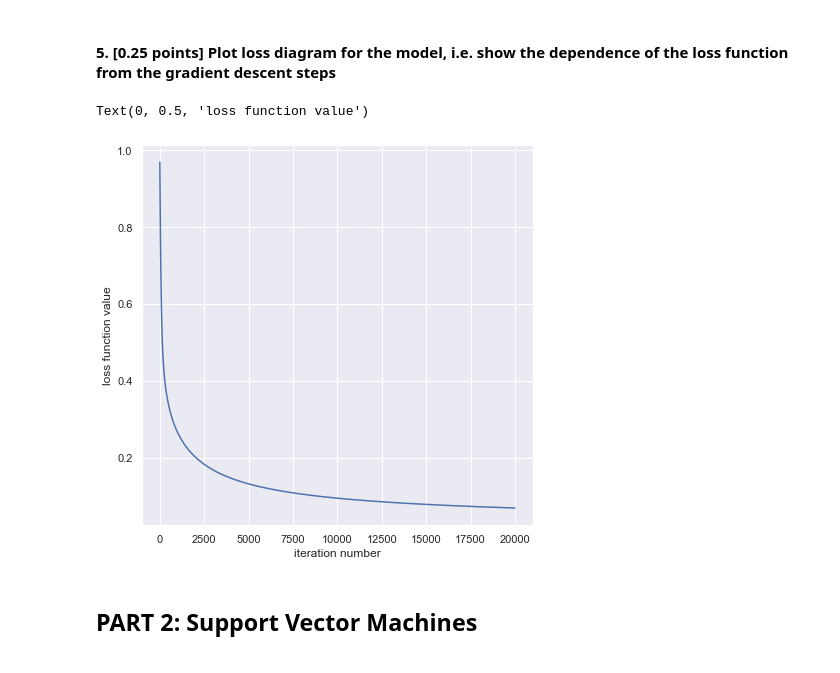
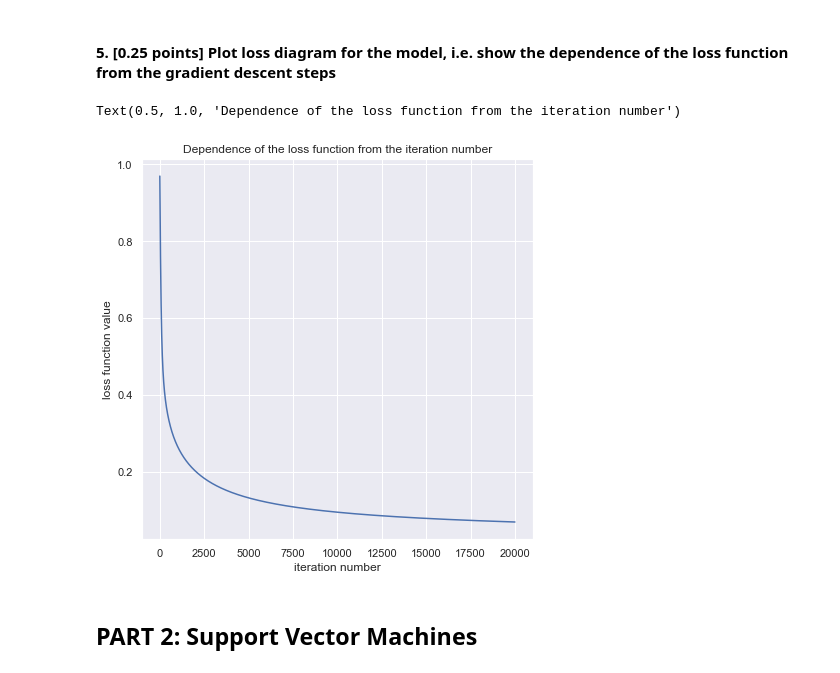
Before and after one commit to shmelzz/data_analysis, a Jupyter notebook: hw3/ml_hw3_Shelemekh_206.ipynb, the cells around one changed output. Drawn from its saved outputs; the diff is of its cells as text; code cells hidden in the pictures.

```diff
--- a/hw3/ml_hw3_Shelemekh_206.ipynb
+++ b/hw3/ml_hw3_Shelemekh_206.ipynb
@@ -150,11 +149,12 @@ plot_decision_boundary(model, X, y)
 # %%
 plt.figure(1, figsize=(7,7))
 plt.plot(model.loss_history)
 plt.xlabel("iteration number")
 plt.ylabel("loss function value")
+plt.title("Dependence of the loss function from the iteration number")
 # %% [output]
-Text(0, 0.5, 'loss function value')
+Text(0.5, 1.0, 'Dependence of the loss function from the iteration number')
-[figure, old version]
+[figure, new version]
 # %% [markdown]
 ## PART 2: Support Vector Machines
 # %% [markdown]
```
Also changed, not shown: parts of 18 cells of this notebook.
